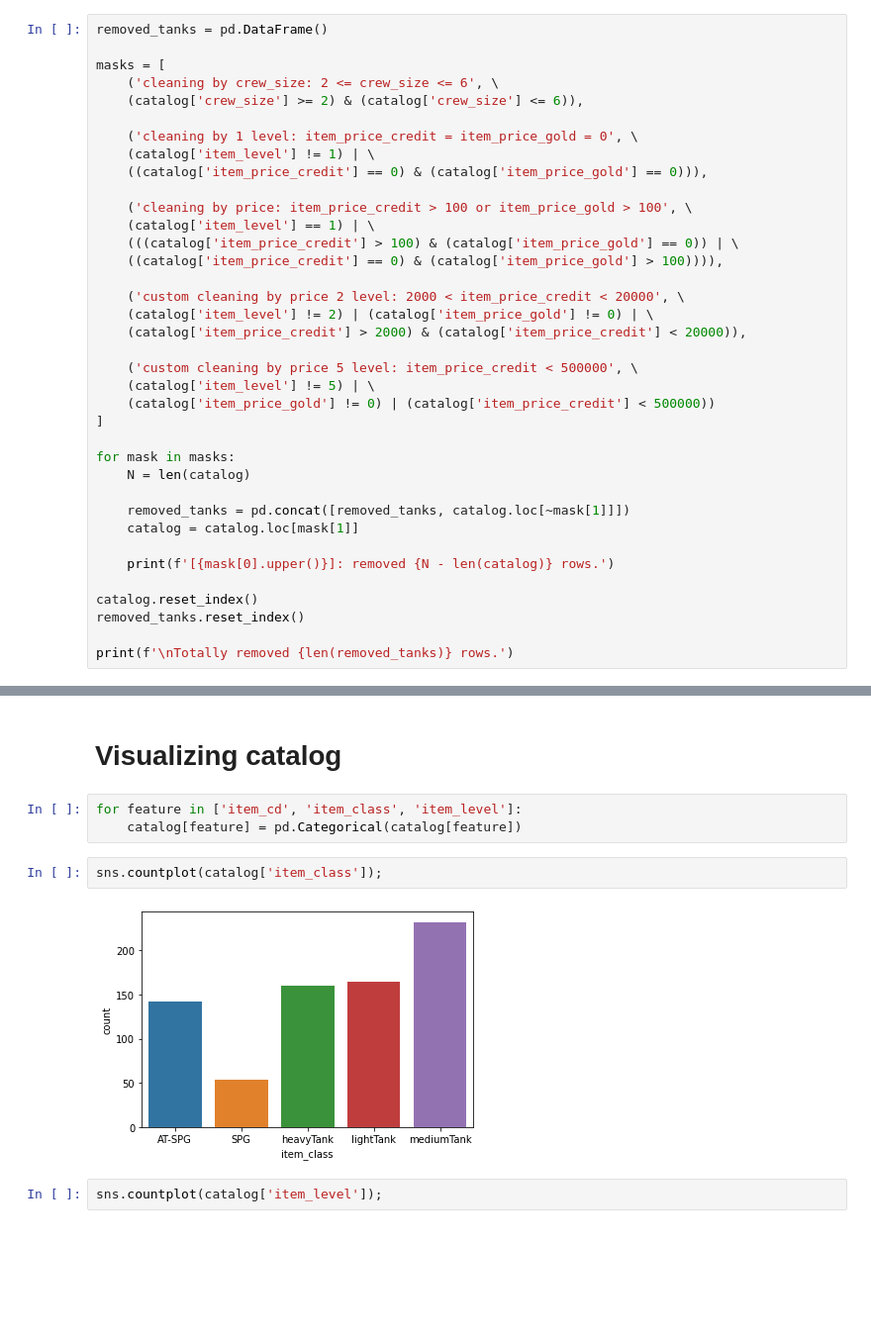
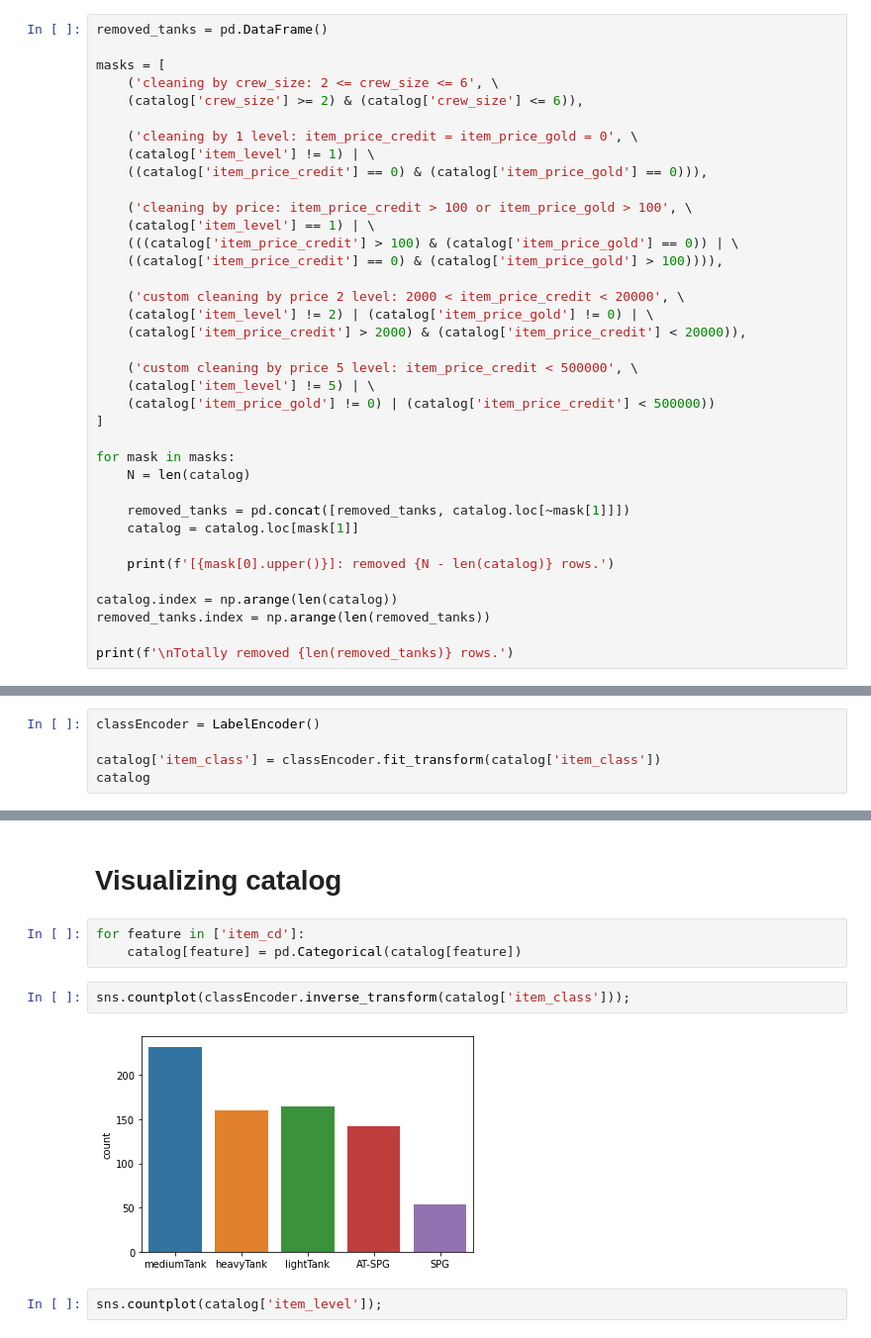
Before and after one commit to Egorka1/WG_Forge, a Jupyter notebook: WGProject.ipynb, the cells around one changed output, grey strips where cells are left out. Shown at 99% size. Drawn from its saved outputs; the diff is of its cells as text; blank space fills up the shorter version.

```diff
--- a/WGProject.ipynb
+++ b/WGProject.ipynb
@@ -82,8 +85,8 @@ for mask in masks:
 
     print(f'[{mask[0].upper()}]: removed {N - len(catalog)} rows.')
 
-catalog.reset_index()
-removed_tanks.reset_index()
+catalog.index = np.arange(len(catalog))
+removed_tanks.index = np.arange(len(removed_tanks))
 
 print(f'\nTotally removed {len(removed_tanks)} rows.')
 # %% [output]
@@ -112 +115,6 @@ removed_tanks
 135 rows × 6 columns
+# %%
+classEncoder = LabelEncoder()
+
+catalog['item_class'] = classEncoder.fit_transform(catalog['item_class'])
+catalog
@@ -232,12 +254,12 @@ data[data['vehicle_type_cd'] == 9297]
 # %% [markdown]
 # Visualizing catalog
 # %%
-for feature in ['item_cd', 'item_class', 'item_level']:
+for feature in ['item_cd']:
     catalog[feature] = pd.Categorical(catalog[feature])
 # %%
-sns.countplot(catalog['item_class']);
+sns.countplot(classEncoder.inverse_transform(catalog['item_class']));
 # %% [output]
-[figure, old version]
+[figure, new version]
 # %%
 sns.countplot(catalog['item_level']);
 # %% [output]
```
Also changed, not shown: parts of 22 cells of this notebook.
